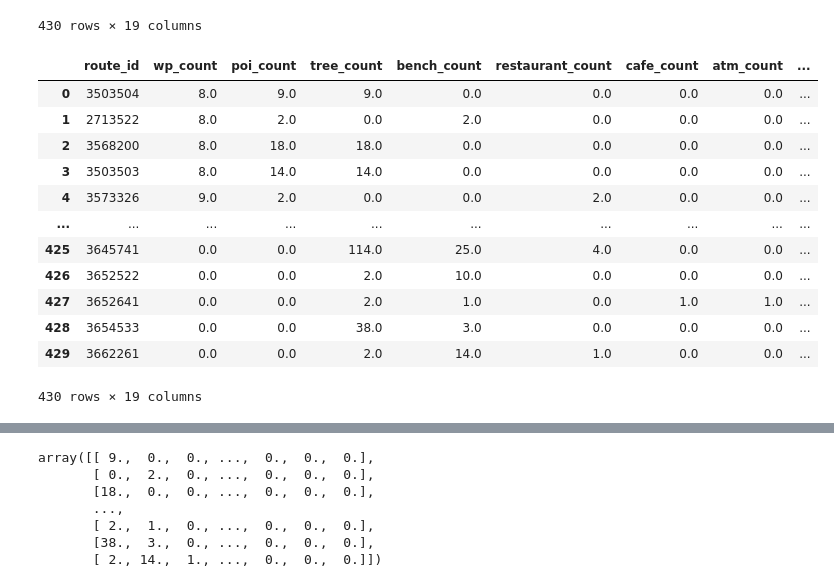
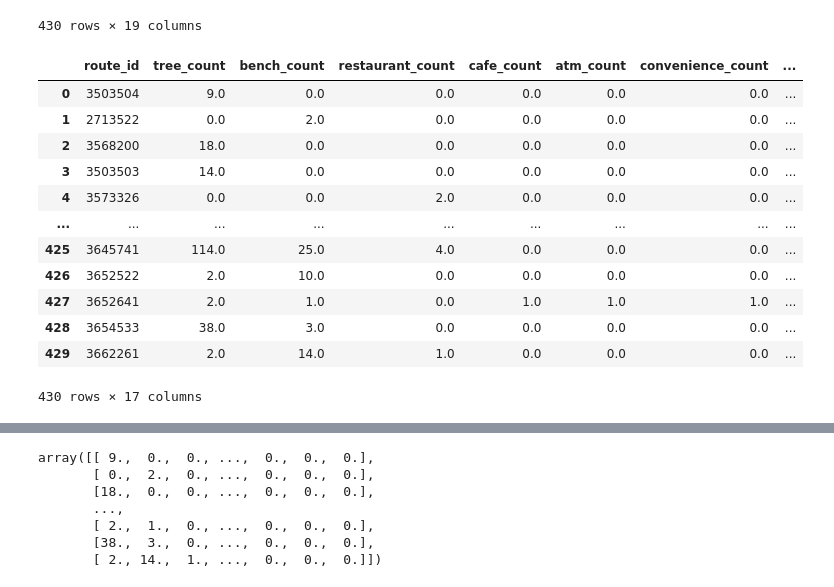
Before and after one commit to TechLabs-Berlin/wt21-way-to-go, a Jupyter notebook: machine_learning/Classification_merve.ipynb, the cells around one changed output, grey strips where cells are left out. Saved outputs shown, nothing was run; the diff lists cells and outputs as text; code cells hidden in the pictures.

```diff
--- a/machine_learning/Classification_merve.ipynb
+++ b/machine_learning/Classification_merve.ipynb
@@ -167,22 +167,22 @@ df
 | 429 | 3662261 | 0.0 | 0.0 | 2.0 | 14.0 | 1.0 | 0.0 | 0.0 | ... |
 430 rows × 19 columns
 # %%
-df.columns.drop(['wp_count','poi_count'])
+df = df.drop(columns=['wp_count', 'poi_count'])
 df
 # %% [output]
-|  | route_id | wp_count | poi_count | tree_count | bench_count | restaurant_count | cafe_count | atm_count | ... |
-| 0 | 3503504 | 8.0 | 9.0 | 9.0 | 0.0 | 0.0 | 0.0 | 0.0 | ... |
-| 1 | 2713522 | 8.0 | 2.0 | 0.0 | 2.0 | 0.0 | 0.0 | 0.0 | ... |
-| 2 | 3568200 | 8.0 | 18.0 | 18.0 | 0.0 | 0.0 | 0.0 | 0.0 | ... |
-| 3 | 3503503 | 8.0 | 14.0 | 14.0 | 0.0 | 0.0 | 0.0 | 0.0 | ... |
-| 4 | 3573326 | 9.0 | 2.0 | 0.0 | 0.0 | 2.0 | 0.0 | 0.0 | ... |
-| ... | ... | ... | ... | ... | ... | ... | ... | ... | ... |
-| 425 | 3645741 | 0.0 | 0.0 | 114.0 | 25.0 | 4.0 | 0.0 | 0.0 | ... |
-| 426 | 3652522 | 0.0 | 0.0 | 2.0 | 10.0 | 0.0 | 0.0 | 0.0 | ... |
-| 427 | 3652641 | 0.0 | 0.0 | 2.0 | 1.0 | 0.0 | 1.0 | 1.0 | ... |
-| 428 | 3654533 | 0.0 | 0.0 | 38.0 | 3.0 | 0.0 | 0.0 | 0.0 | ... |
-| 429 | 3662261 | 0.0 | 0.0 | 2.0 | 14.0 | 1.0 | 0.0 | 0.0 | ... |
+|  | route_id | tree_count | bench_count | restaurant_count | cafe_count | atm_count | convenience_count | ... |
+| 0 | 3503504 | 9.0 | 0.0 | 0.0 | 0.0 | 0.0 | 0.0 | ... |
+| 1 | 2713522 | 0.0 | 2.0 | 0.0 | 0.0 | 0.0 | 0.0 | ... |
+| 2 | 3568200 | 18.0 | 0.0 | 0.0 | 0.0 | 0.0 | 0.0 | ... |
+| 3 | 3503503 | 14.0 | 0.0 | 0.0 | 0.0 | 0.0 | 0.0 | ... |
+| 4 | 3573326 | 0.0 | 0.0 | 2.0 | 0.0 | 0.0 | 0.0 | ... |
+| ... | ... | ... | ... | ... | ... | ... | ... | ... |
+| 425 | 3645741 | 114.0 | 25.0 | 4.0 | 0.0 | 0.0 | 0.0 | ... |
+| 426 | 3652522 | 2.0 | 10.0 | 0.0 | 0.0 | 0.0 | 0.0 | ... |
+| 427 | 3652641 | 2.0 | 1.0 | 0.0 | 1.0 | 1.0 | 1.0 | ... |
+| 428 | 3654533 | 38.0 | 3.0 | 0.0 | 0.0 | 0.0 | 0.0 | ... |
+| 429 | 3662261 | 2.0 | 14.0 | 1.0 | 0.0 | 0.0 | 0.0 | ... |
-430 rows × 19 columns
+430 rows × 17 columns
 # %%
 # Statistical summary
 
```
Also changed, not shown: parts of 10 cells of this notebook, 1 other file.
